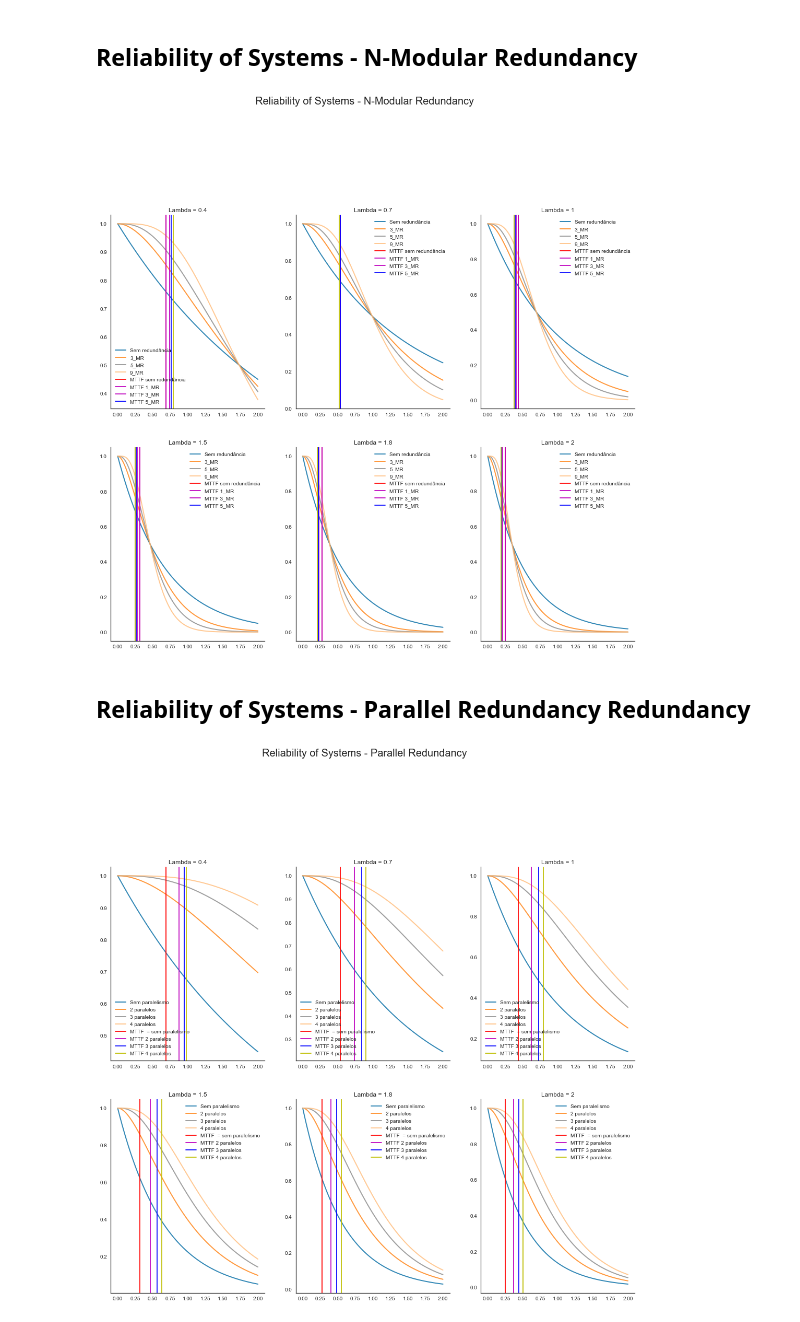
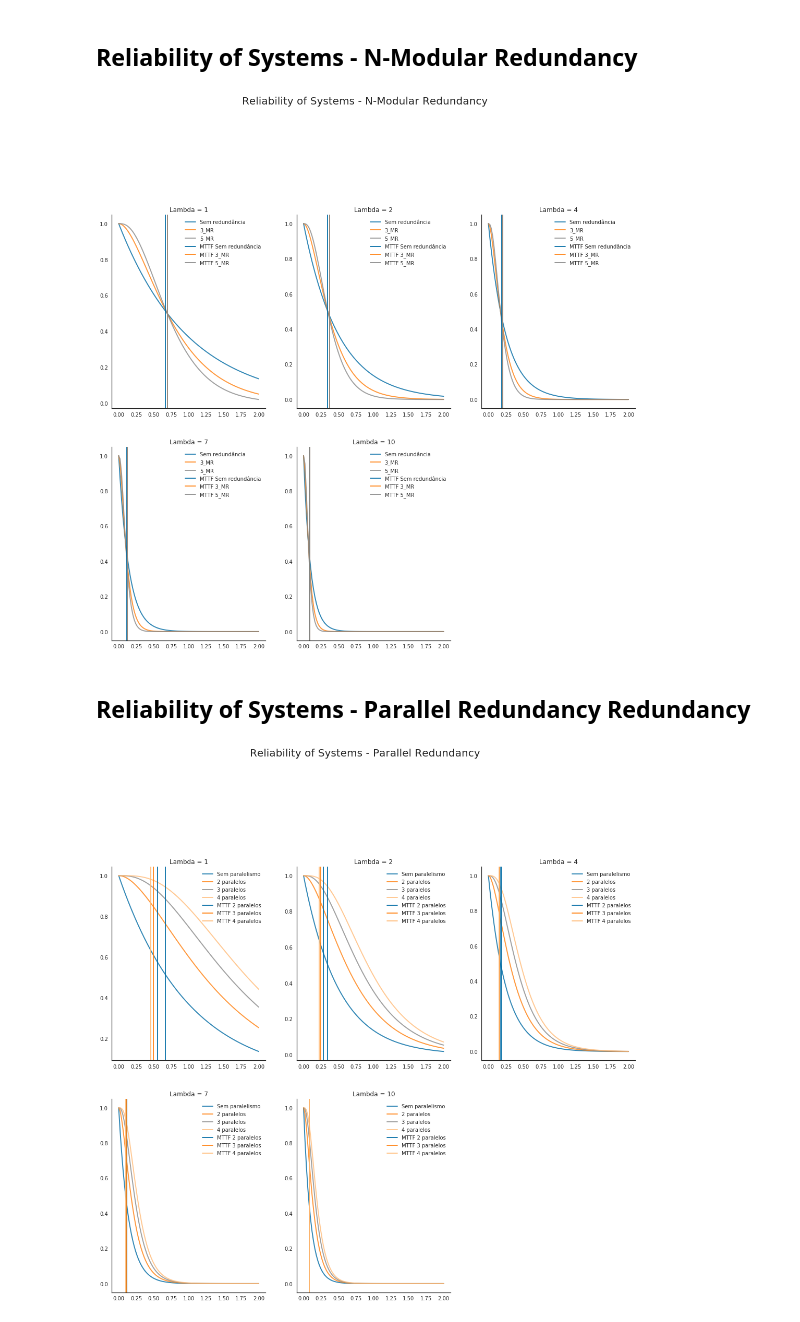
Before and after one commit to carlosemidio/IMD0033_Probabilidade, a Jupyter notebook: Atividades/Unidade 03/Atividade 2/Distribuições contínuas e análise de confiabilidade.ipynb, the cells around one changed output. Saved outputs shown, nothing was run; the diff lists cells and outputs as text; code cells hidden in the pictures.

Commit message:
Feito o mttf

```diff
--- a/Atividades/Unidade 03/Atividade 2/Distribuições contínuas e análise de confiabilidade.ipynb
+++ b/Atividades/Unidade 03/Atividade 2/Distribuições contínuas e análise de confiabilidade.ipynb
@@ -49,13 +49,8 @@ def parallel(vec, n):
 
 
 def MTTF_NRM(vec, n):
-    _NMR = NMR(vec, n)
-    MTTF = 0
-
-    for i in _NMR:
-        MTTF += i
-
-    return MTTF/100
+    reli_vec = reliability(vec, n)
+    return [x/n for x in reli_vec]
 # %% [markdown]
 # Exercício da aula 20
 # %%
@@ -130,11 +125,11 @@ plt.show()
 # %% [markdown]
 # Exercício da aula 20
 # %%
-x = np.linspace(0, 2, 100)
+x = np.linspace(0, 1.5, 100)
 
 
 reli_x= reliability(x, 1)
-tmr_x = TMR(reli_x)
+tmr_x = NMR(reli_x, 3)
 tmr_simp_x = TMR_simplex(reli_x)
 
 blue_line, = plt.plot(x, reli_x, lw=1, alpha=0.8, label='Sem redundância')
@@ -154,7 +153,7 @@ plt.show()
 x = np.linspace(0, 2, 100)
 
 
-lamb_values = [.4, .7,1, 1.5, 1.8, 2]
+lamb_values = [1, 2, 4, 7, 10]
 lamb_titles = ["Lambda = " + str(x) for x in lamb_values]
 
 
@@ -172,7 +171,6 @@ for i in range(len(lamb_values)):
     um_MR= NMR(reli_x, 1)
     tres_MR = NMR(reli_x, 3)
     cinco_MR = NMR(reli_x, 5)
-    nove_MR = NMR(reli_x, 9)
 
     axe = fig[0].add_subplot(2,3,i+1)
     sns.despine(left=False, right=True, bottom=False, top=True)
@@ -181,62 +179,58 @@ for i in range(len(lamb_values)):
     plot_1, = axe.plot(x, um_MR, lw=2, alpha=0.8, color=(0/255,107/255,164/255), label='Sem redundância')
     plot_2, = axe.plot(x, tres_MR, lw=2, alpha=0.8, color=(255/255,128/255,14/255), label='3_MR')
     plot_3, = axe.plot(x, cinco_MR, lw=2, alpha=0.8, color=(137/255,137/255,137/255), label='5_MR')
-    plot_4, = axe.plot(x, nove_MR, lw=2, alpha=0.8, color=(1,188/255,121/255), label='9_MR')
-    plot_5 = axe.axvline(MTTF_NRM(reli_x, 1), color='r', label='MTTF sem redundância')
-    plot_6 = axe.axvline(MTTF_NRM(um_MR, 1), color='m', label='MTTF 1_MR')
-    plot_7 = axe.axvline(MTTF_NRM(tres_MR, 1), color='m', label='MTTF 3_MR')
-    plot_8 = axe.axvline(MTTF_NRM(cinco_MR, 1), color='b', label='MTTF 5_MR')
-    plot_9 = axe.axvline(MTTF_NRM(nove_MR, 1), color='y', label='MTTF 9_MR')
+    plot_4 = axe.axvline(np.mean(MTTF_NRM(um_MR, lamb_values[i])), color=(0/255,107/255,164/255), label='MTTF Sem redundância')
+    plot_5 = axe.axvline(np.mean(MTTF_NRM(tres_MR, lamb_values[i])), color=(255/255,128/255,14/255), label='MTTF 3_MR')
+    plot_6 = axe.axvline(np.mean(MTTF_NRM(tres_MR, lamb_values[i])), color=(137/255,137/255,137/255), label='MTTF 5_MR')
 
-    plt.legend(handles=[plot_1, plot_2, plot_3, plot_4, plot_5, plot_6, plot_7, plot_8])
+    plt.legend(handles=[plot_1, plot_2, plot_3, plot_4, plot_5, plot_6])
 
 
 plt.show()
 # %% [output]
-[figure, old version]
+[figure, new version]
 # %% [markdown]
 ## Reliability of Systems - Parallel Redundancy Redundancy
 # %%
 x = np.linspace(0, 2, 100)
 
 
-lamb_values = [.4, .7,1, 1.5, 1.8, 2]
+lamb_values = [1, 2, 4, 7, 10]
 lamb_titles = ["Lambda = " + str(x) for x in lamb_values]
 labels = []
 
 sns.set_style("white")
 
 fig = plt.subplots(figsize=(18,15))
 plt.suptitle("Reliability of Systems - Parallel Redundancy",
              fontsize=20,
             y = 1.09)
 plt.axis('off')
 
 
 for i in range(len(lamb_values)):
     reli_x= reliability(x, lamb_values[i])
     dois_para= parallel(reli_x, 2)
     tres_para = parallel(reli_x, 3)
     quatro_para = parallel(reli_x, 4)
 
 
     axe = fig[0].add_subplot(2,3,i+1)
     sns.despine(left=False, right=True, bottom=False, top=True)
     axe.set_title(lamb_titles[i]);
 
     plot_1, = axe.plot(x, reli_x, lw=2, alpha=0.8, color=(0/255,107/255,164/255),  label='Sem paralelismo')
     plot_2, = axe.plot(x, dois_para, lw=2, alpha=0.8, color=(255/255,128/255,14/255),  label='2 paralelos')
     plot_3, = axe.plot(x, tres_para, lw=2, alpha=0.8, color=(137/255,137/255,137/255), label='3 paralelos')
     plot_4, = axe.plot(x, quatro_para, lw=2, alpha=0.8, color=(1,188/255,121/255), label='4 paralelos')
+    plot_5 = axe.axvline(np.mean(MTTF_NRM(reli_x, lamb_values[i])), color=(0/255,107/255,164/255), label='MTTF sem paralelismo')
+    plot_5 = axe.axvline(np.mean(np.mean(MTTF_NRM(dois_para, lamb_values[i]))), color=(0/255,107/255,164/255), label='MTTF 2 paralelos')
+    plot_6 = axe.axvline(np.mean(np.mean(MTTF_NRM(tres_para, lamb_values[i]))), color=(255/255,128/255,14/255), label='MTTF 3 paralelos')
+    plot_7 = axe.axvline(np.mean(np.mean(MTTF_NRM(quatro_para, lamb_values[i]))), color=(1,188/255,121/255), label='MTTF 4 paralelos')
 
-    plot_5 = axe.axvline(MTTF_NRM(reli_x, 1), color='r', label='MTTF  = sem paralelismo')
-    plot_6 = axe.axvline(MTTF_NRM(dois_para, 1), color='m', label='MTTF 2 paralelos')
-    plot_7 = axe.axvline(MTTF_NRM(tres_para, 1), color='b', label='MTTF 3 paralelos')
-    plot_8 = axe.axvline(MTTF_NRM(quatro_para, 1), color='y', label='MTTF 4 paralelos')
-
-    plt.legend(handles=[plot_1, plot_2, plot_3, plot_4, plot_5, plot_6, plot_7, plot_8])
+    plt.legend(handles=[plot_1, plot_2, plot_3, plot_4, plot_5, plot_6, plot_7])
 
 
 plt.show()
 # %% [output]
-[figure, old version]
+[figure, new version]
```
Also changed, not shown: parts of 6 cells of this notebook.
